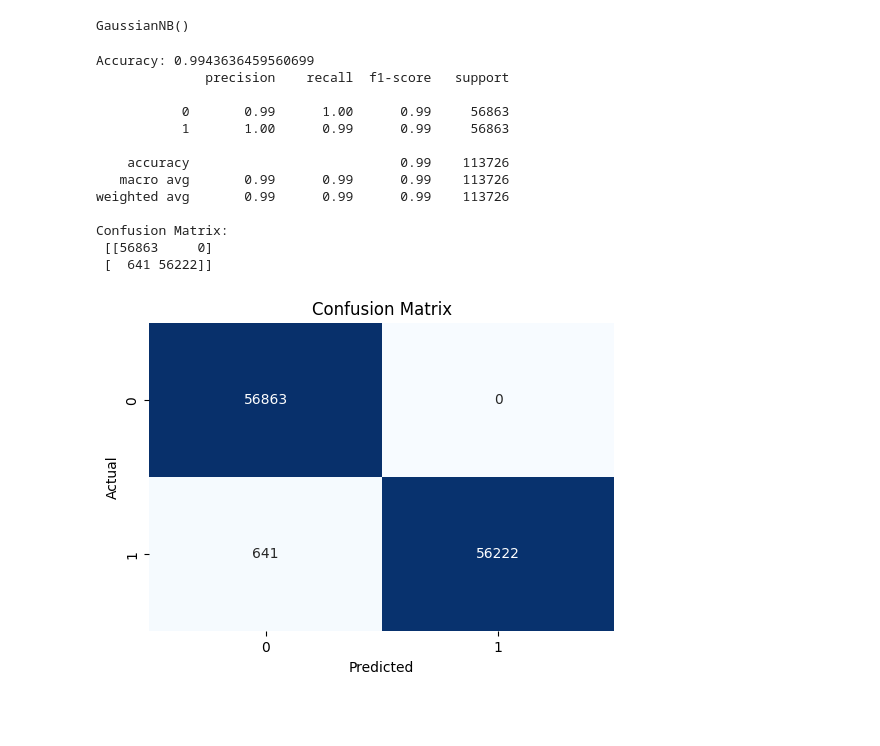
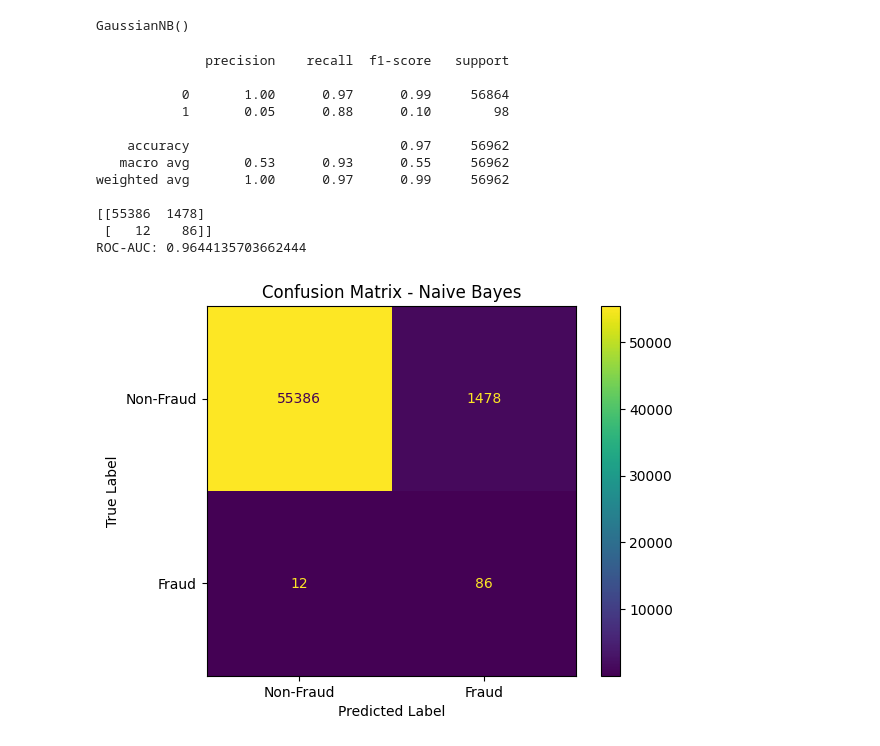
Before and after one commit to Lenida-Daniels/FRAUD-DETECTION-RESEARCH, a Jupyter notebook: notebooks/naive-bayes.ipynb, the cells around one changed output. Saved outputs shown, nothing was run; the diff lists cells and outputs as text; code cells hidden in the pictures; blank space fills up the shorter version.

Commit message:
Naive Bayes model

```diff
--- a/notebooks/naive-bayes.ipynb
+++ b/notebooks/naive-bayes.ipynb
@@ -18,6 +22 @@ X_train, X_test, y_train, y_test = train_test_split(
 )
-# %%
-nb_model = GaussianNB()
-nb_model.fit(X_train, y_train)
-# %% [output]
-GaussianNB()
@@ -26,34 +34,32 @@ y_pred = nb_model.predict(X_test)
+# %%
+smote = SMOTE(random_state=42)
+
+X_train_resampled, y_train_resampled = smote.fit_resample(X_train_scaled, y_train)
+# %%
+model = GaussianNB()
+model.fit(X_train_resampled, y_train_resampled)
+# %% [output]
+GaussianNB()
+# %%
+y_pred = model.predict(X_test_scaled)
+y_prob = model.predict_proba(X_test_scaled)[:,1]
 # %%
-accuracy = accuracy_score(y_test, y_pred)
-print("Accuracy:", accuracy)
-
 print(classification_report(y_test, y_pred))
 
 cm = confusion_matrix(y_test, y_pred)
-print("Confusion Matrix:\n", cm)
+print(cm)
+
+print("ROC-AUC:", roc_auc_score(y_test, y_prob))
 # %% [output]
-Accuracy: 0.9943636459560699
               precision    recall  f1-score   support
 
-           0       0.99      1.00      0.99     56863
-           1       1.00      0.99      0.99     56863
+           0       1.00      0.97      0.99     56864
+           1       0.05      0.88      0.10        98
 
-    accuracy                           0.99    113726
-   macro avg       0.99      0.99      0.99    113726
-weighted avg       0.99      0.99      0.99    113726
+    accuracy                           0.97     56962
+   macro avg       0.53      0.93      0.55     56962
+weighted avg       1.00      0.97      0.99     56962
 
-Confusion Matrix:
- [[56863     0]
- [  641 56222]]
+[[55386  1478]
+ [   12    86]]
+ROC-AUC: 0.9644135703662444
-# %%
-import matplotlib.pyplot as plt
-import seaborn as sns
-
-plt.figure(figsize=(6,4))
-sns.heatmap(cm, annot=True, fmt="d", cmap="Blues", cbar=False)
-plt.xlabel("Predicted")
-plt.ylabel("Actual")
-plt.title("Confusion Matrix")
-plt.show()
-# %% [output]
-[figure, removed]
@@ -59,0 +69,13 @@ plt.show()
+# %%
+cm = confusion_matrix(y_test, y_pred)
+# %%
+disp = ConfusionMatrixDisplay(confusion_matrix=cm, display_labels=["Non-Fraud", "Fraud"])
+disp.plot(values_format='d')  # shows clean numbers
+
+plt.title("Confusion Matrix - Naive Bayes")
+plt.xlabel("Predicted Label")
+plt.ylabel("True Label")
+
+plt.show()
+# %% [output]
+[figure, added]
```
Also changed, not shown: parts of 12 cells of this notebook, 5 other files.
